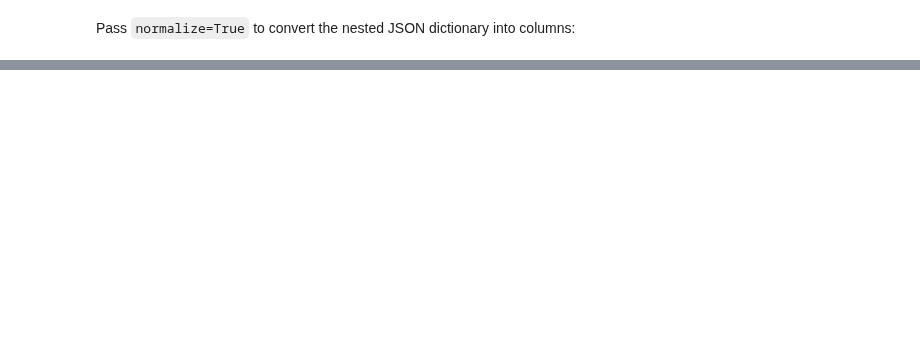
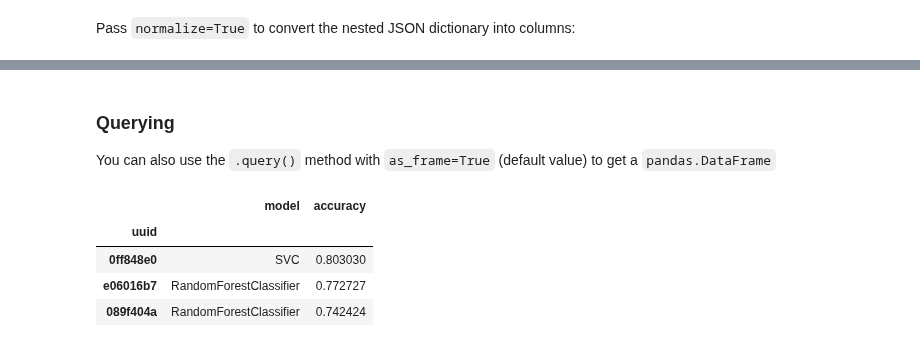
Before and after one commit to ploomber/sklearn-evaluation, a Jupyter notebook: docs/source/nbs/SQLiteTracker.ipynb, the cells around one changed output, grey strips where cells are left out. Saved outputs shown, nothing was run; the diff lists cells and outputs as text; code cells hidden in the pictures; blank space fills up the shorter version.

```diff
--- a/docs/source/nbs/SQLiteTracker.ipynb
+++ b/docs/source/nbs/SQLiteTracker.ipynb
@@ -83,3 +254,23 @@ df
+# %% [markdown]
+### Querying
+
+You can also use the `.query()` method with `as_frame=True` (default value) to get a `pandas.DataFrame`
+# %%
+df = tracker.query("""
+SELECT uuid,
+       json_extract(parameters, '$.model') AS model,
+       json_extract(parameters, '$.accuracy') AS accuracy
+FROM experiments
+ORDER BY accuracy DESC
+LIMIT 3
+""")
+df
+# %% [output]
+|  | model | accuracy |
+| uuid |  |  |
+| 0ff848e0 | SVC | 0.803030 |
+| e06016b7 | RandomForestClassifier | 0.772727 |
+| 089f404a | RandomForestClassifier | 0.742424 |
 # %%
 # delete our example database
 from pathlib import Path
```
Also changed, not shown: parts of 33 cells of this notebook.
